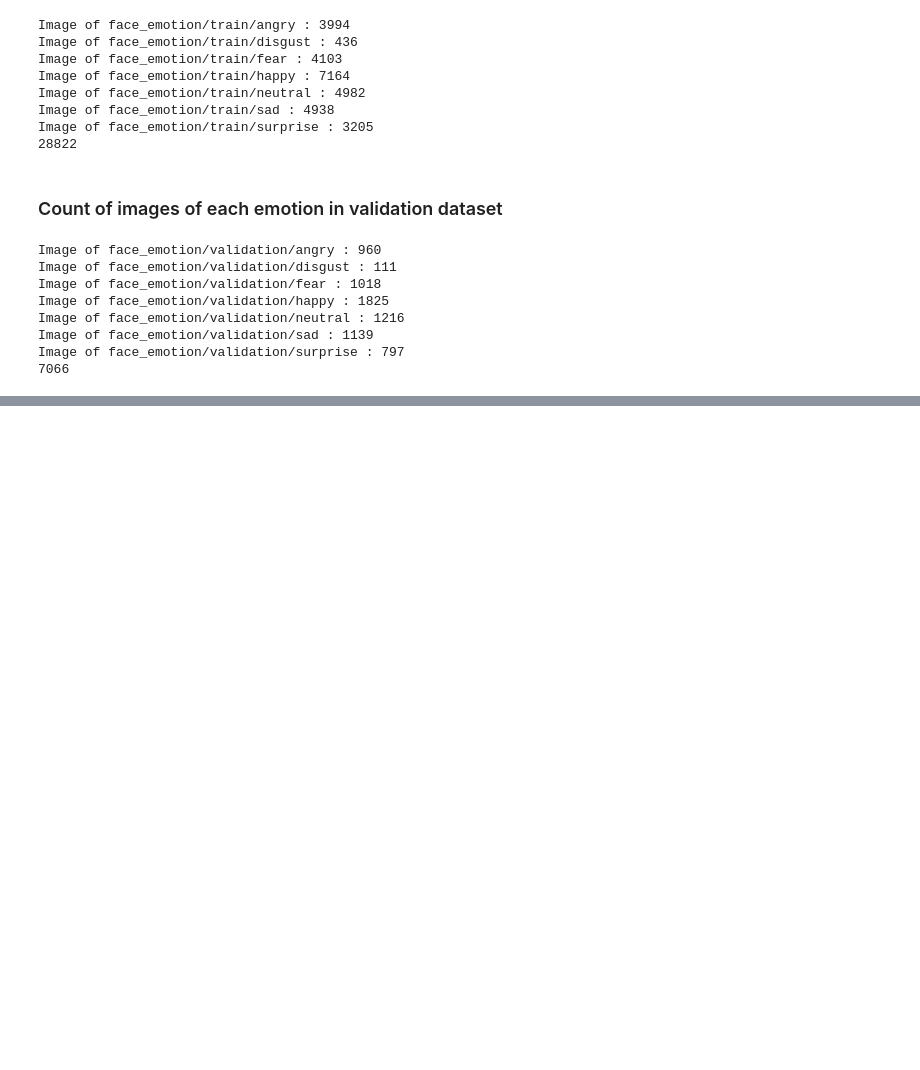
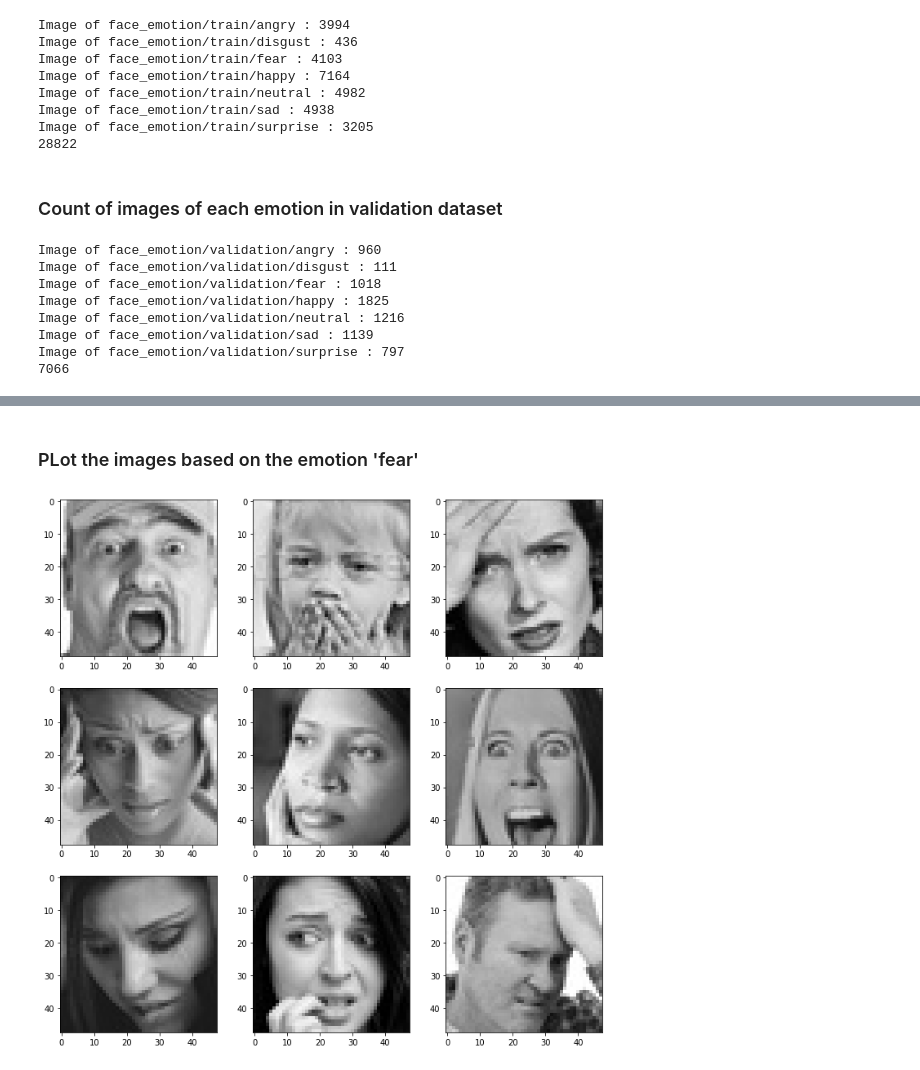
Before and after one commit to swathi1316/Face_Emotion_Detection-CNN-, a Jupyter notebook: face_emotion_detection.ipynb, the cells around one changed output, grey strips where cells are left out. Drawn from its saved outputs; the diff is of its cells as text; code cells hidden in the pictures; blank space fills up the shorter version.

```diff
--- a/face_emotion_detection.ipynb
+++ b/face_emotion_detection.ipynb
@@ -107,0 +155,6 @@ Image of face_emotion/validation/surprise : 797
+# %% [markdown]
+### PLot the images based on the emotion 'fear'
+# %%
+plot_image_acc_emotion('fear')
+# %% [output]
+[figure, added]
```
Also changed, not shown: parts of 14 cells of this notebook.
